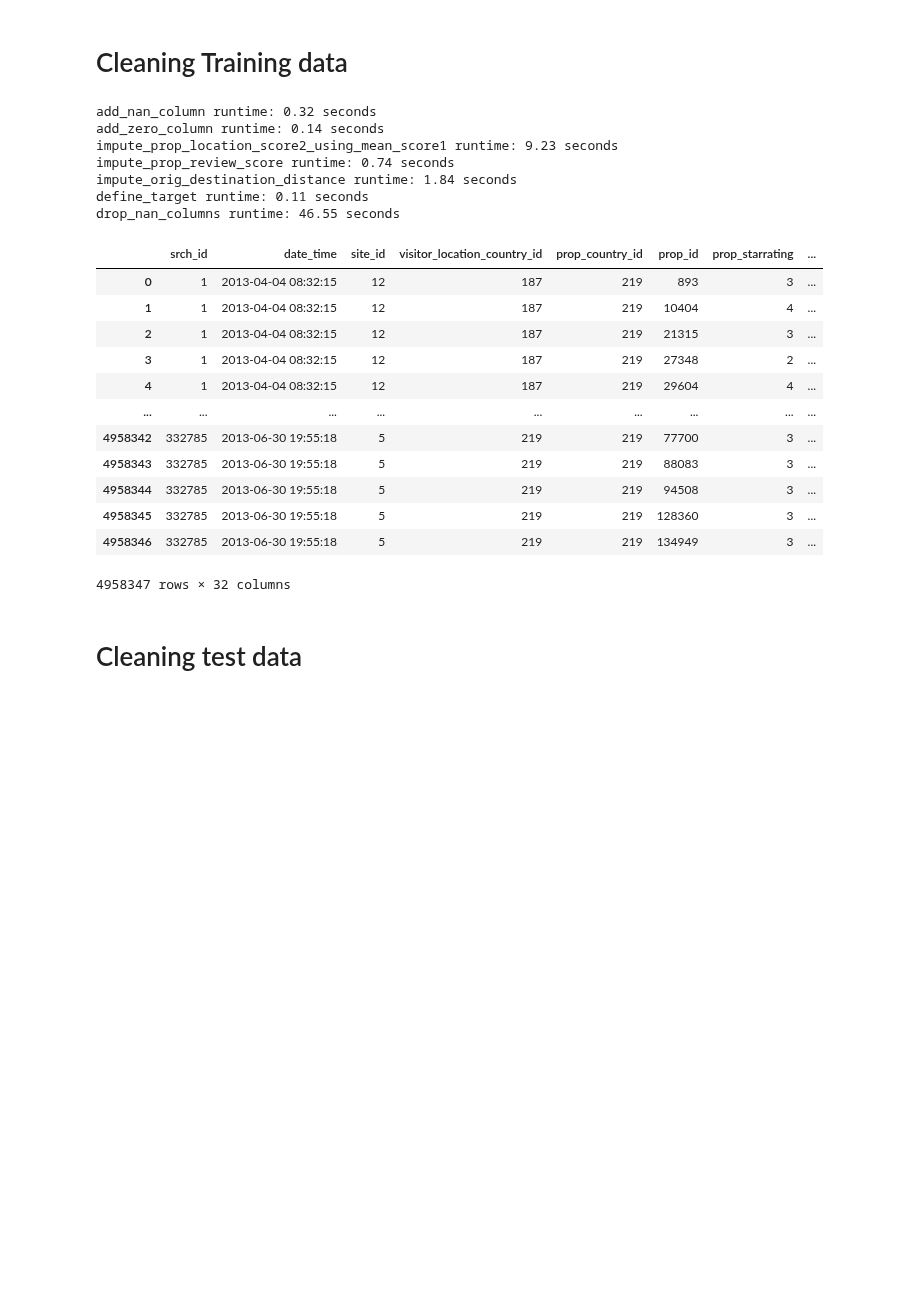
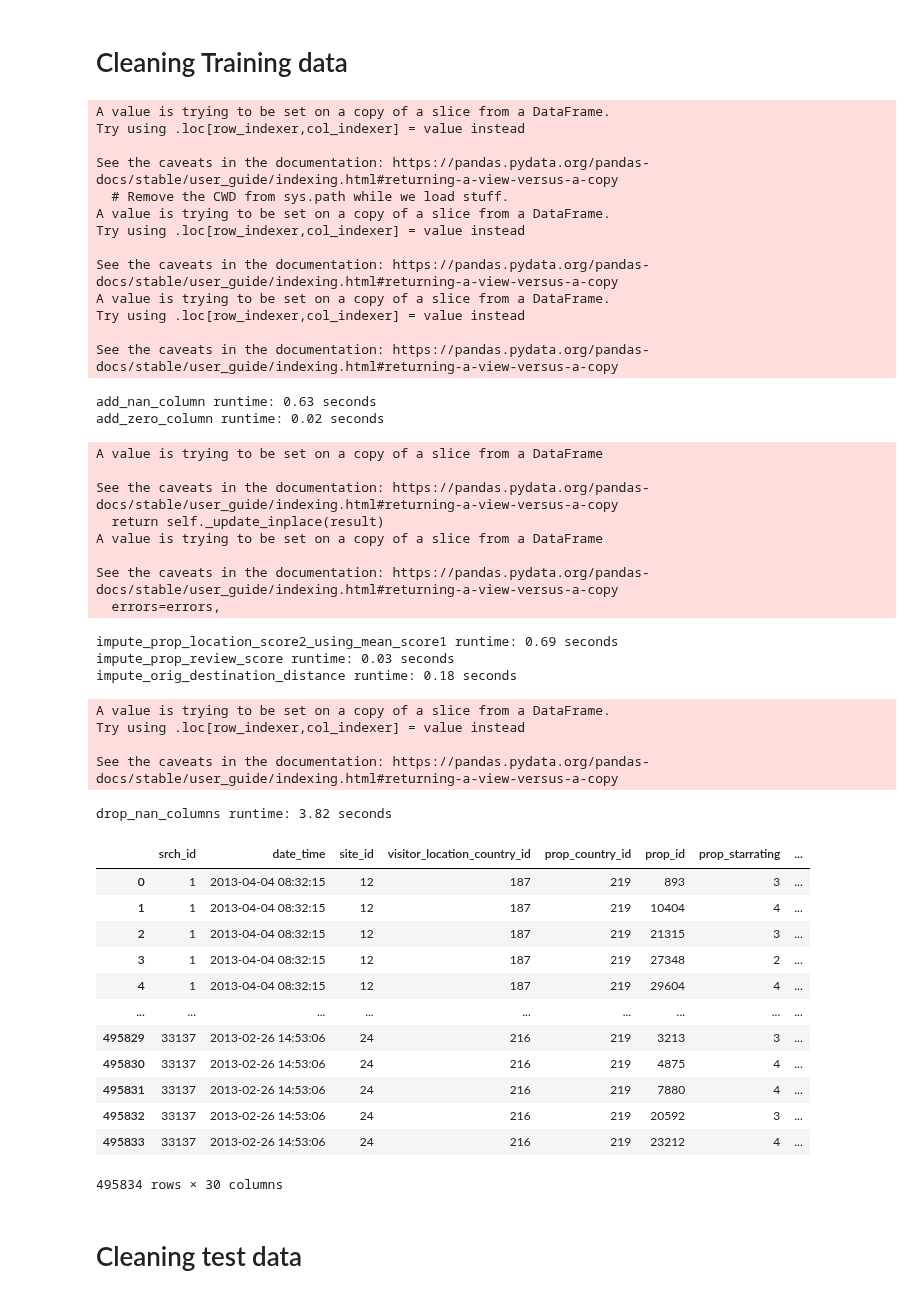
Before and after one commit to QST23/course_dmt, a Jupyter notebook: ass2/Data_cleaning/data_cleaning_pipeline.ipynb, the cells around one changed output. Drawn from its saved outputs; the diff is of its cells as text; code cells hidden in the pictures; blank space fills up the shorter version.

```diff
--- a/ass2/Data_cleaning/data_cleaning_pipeline.ipynb
+++ b/ass2/Data_cleaning/data_cleaning_pipeline.ipynb
@@ -109,8 +113,6 @@ def impute_prop_review_score(df : pd.DataFrame) -> pd.DataFrame:
 
 
 #def impute_prop_starrating(df: pd.DataFrame):
-
-#def impute_query_affinity_score(df: pd.DataFrame):
 
 
 # Calculate the mean distance per hotel and impute the NaN values with the mean distance
@@ -228,49 +230,82 @@ def main(df : pd.DataFrame) -> pd.DataFrame:
     #df = remove_column(df, 'date_time')
     df = add_nan_column(df, ['prop_review_score', 'srch_query_affinity_score'])
     df = add_zero_column(df, ['prop_review_score', 'prop_starrating'])
     #df = price_per_night_single_stays(df)
     # df = price_per_night_multiple_stays
     # df = impute_prop_loc_score2_using_future_score2(df)
     df = impute_prop_location_score2_using_mean_score1(df)
     df = impute_prop_review_score(df)
     df = impute_orig_destination_distance(df)
     df = impute_and_transform_query_affinity_score(df)
-    df = define_target(df)
+    #df = define_target(df)
 
     # With XGBoost no need to one-hot encode en delete id columns
     # df = one_hot_encode(df, ['prop_country_id', 'visitor_location_country_id','prop_id'])
     # df = delete_id_columns(df)
 
     df = drop_nan_columns(df)
     #df = print_columns_containing_string(df)
     #df = rescaler(df)
-    df.to_csv('data_cleaned.csv', index=False)
+
+    # --- Save the cleaned data to a csv file ---
+    #df.to_csv('data_cleaned.csv', index=False)
+    df.to_csv('clean_0.1_sample.csv', index=False)
+
     return df
 
 df = pd.read_csv('/Users/noahv/Data-Mining-techniques/course_dmt/ass2/datasets/training_set_VU_DM.csv')
-df = main(df)
+
+n = int(len(df) * 0.1)
+
+first_10_percent = df.head(n)
+
+df = main(first_10_percent)
 df
 # %% [output]
-add_nan_column runtime: 0.32 seconds
-add_zero_column runtime: 0.14 seconds
-impute_prop_location_score2_using_mean_score1 runtime: 9.23 seconds
-impute_prop_review_score runtime: 0.74 seconds
-impute_orig_destination_distance runtime: 1.84 seconds
-define_target runtime: 0.11 seconds
-drop_nan_columns runtime: 46.55 seconds
+A value is trying to be set on a copy of a slice from a DataFrame.
+Try using .loc[row_indexer,col_indexer] = value instead
+
+See the caveats in the documentation: https://pandas.pydata.org/pandas-docs/stable/user_guide/indexing.html#returning-a-view-versus-a-copy
+  # Remove the CWD from sys.path while we load stuff.
+A value is trying to be set on a copy of a slice from a DataFrame.
+Try using .loc[row_indexer,col_indexer] = value instead
+
+See the caveats in the documentation: https://pandas.pydata.org/pandas-docs/stable/user_guide/indexing.html#returning-a-view-versus-a-copy
+A value is trying to be set on a copy of a slice from a DataFrame.
+Try using .loc[row_indexer,col_indexer] = value instead
+
+See the caveats in the documentation: https://pandas.pydata.org/pandas-docs/stable/user_guide/indexing.html#returning-a-view-versus-a-copy
+add_nan_column runtime: 0.63 seconds
+add_zero_column runtime: 0.02 seconds
+A value is trying to be set on a copy of a slice from a DataFrame
+
+See the caveats in the documentation: https://pandas.pydata.org/pandas-docs/stable/user_guide/indexing.html#returning-a-view-versus-a-copy
+  return self._update_inplace(result)
+A value is trying to be set on a copy of a slice from a DataFrame
+
+See the caveats in the documentation: https://pandas.pydata.org/pandas-docs/stable/user_guide/indexing.html#returning-a-view-versus-a-copy
+  errors=errors,
+impute_prop_location_score2_using_mean_score1 runtime: 0.69 seconds
+impute_prop_review_score runtime: 0.03 seconds
+impute_orig_destination_distance runtime: 0.18 seconds
+A value is trying to be set on a copy of a slice from a DataFrame.
+Try using .loc[row_indexer,col_indexer] = value instead
+
+See the caveats in the documentation: https://pandas.pydata.org/pandas-docs/stable/user_guide/indexing.html#returning-a-view-versus-a-copy
+drop_nan_columns runtime: 3.82 seconds
 |  | srch_id | date_time | site_id | visitor_location_country_id | prop_country_id | prop_id | prop_starrating | ... |
 | 0 | 1 | 2013-04-04 08:32:15 | 12 | 187 | 219 | 893 | 3 | ... |
 | 1 | 1 | 2013-04-04 08:32:15 | 12 | 187 | 219 | 10404 | 4 | ... |
 | 2 | 1 | 2013-04-04 08:32:15 | 12 | 187 | 219 | 21315 | 3 | ... |
 | 3 | 1 | 2013-04-04 08:32:15 | 12 | 187 | 219 | 27348 | 2 | ... |
 | 4 | 1 | 2013-04-04 08:32:15 | 12 | 187 | 219 | 29604 | 4 | ... |
 | ... | ... | ... | ... | ... | ... | ... | ... | ... |
-| 4958342 | 332785 | 2013-06-30 19:55:18 | 5 | 219 | 219 | 77700 | 3 | ... |
-| 4958343 | 332785 | 2013-06-30 19:55:18 | 5 | 219 | 219 | 88083 | 3 | ... |
-| 4958344 | 332785 | 2013-06-30 19:55:18 | 5 | 219 | 219 | 94508 | 3 | ... |
-| 4958345 | 332785 | 2013-06-30 19:55:18 | 5 | 219 | 219 | 128360 | 3 | ... |
-| 4958346 | 332785 | 2013-06-30 19:55:18 | 5 | 219 | 219 | 134949 | 3 | ... |
+| 495829 | 33137 | 2013-02-26 14:53:06 | 24 | 216 | 219 | 3213 | 3 | ... |
+| 495830 | 33137 | 2013-02-26 14:53:06 | 24 | 216 | 219 | 4875 | 4 | ... |
+| 495831 | 33137 | 2013-02-26 14:53:06 | 24 | 216 | 219 | 7880 | 4 | ... |
+| 495832 | 33137 | 2013-02-26 14:53:06 | 24 | 216 | 219 | 20592 | 3 | ... |
+| 495833 | 33137 | 2013-02-26 14:53:06 | 24 | 216 | 219 | 23212 | 4 | ... |
-4958347 rows × 32 columns
+495834 rows × 30 columns
 # %% [markdown]
 # Cleaning test data
 # %%
```
Also changed, not shown: parts of 1 cell of this notebook, 8 other files.
